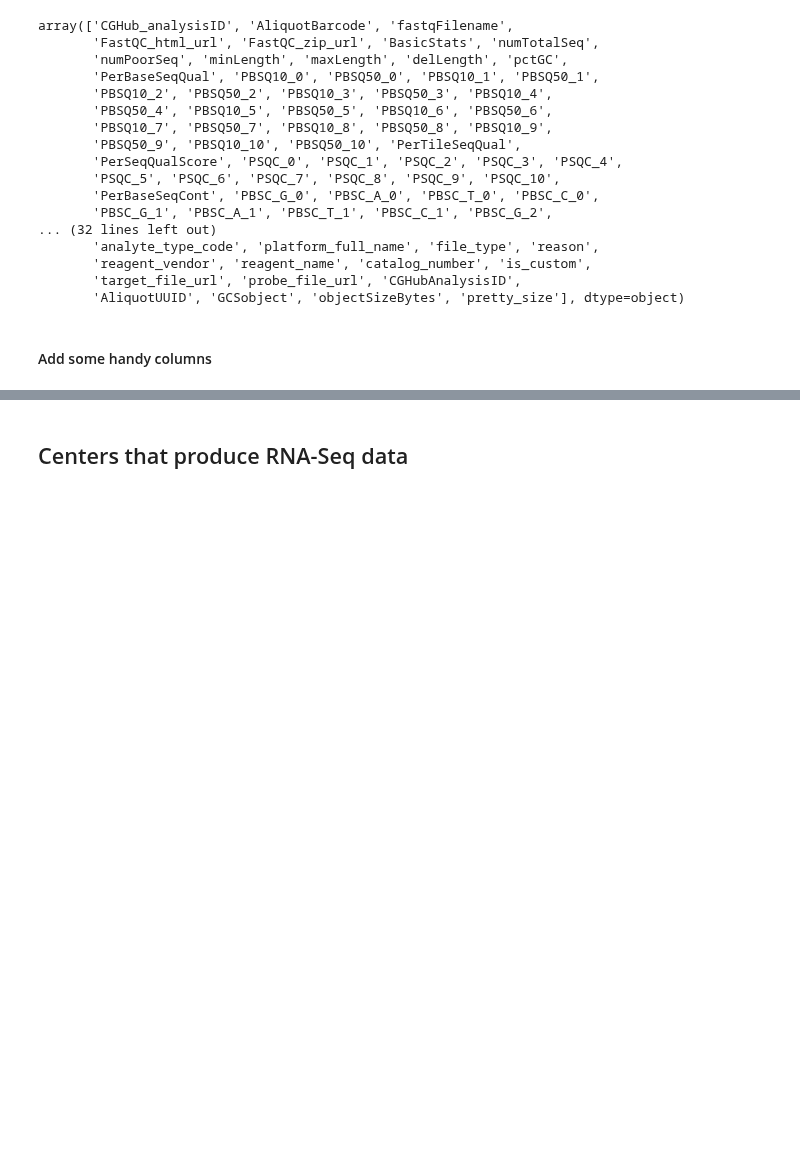
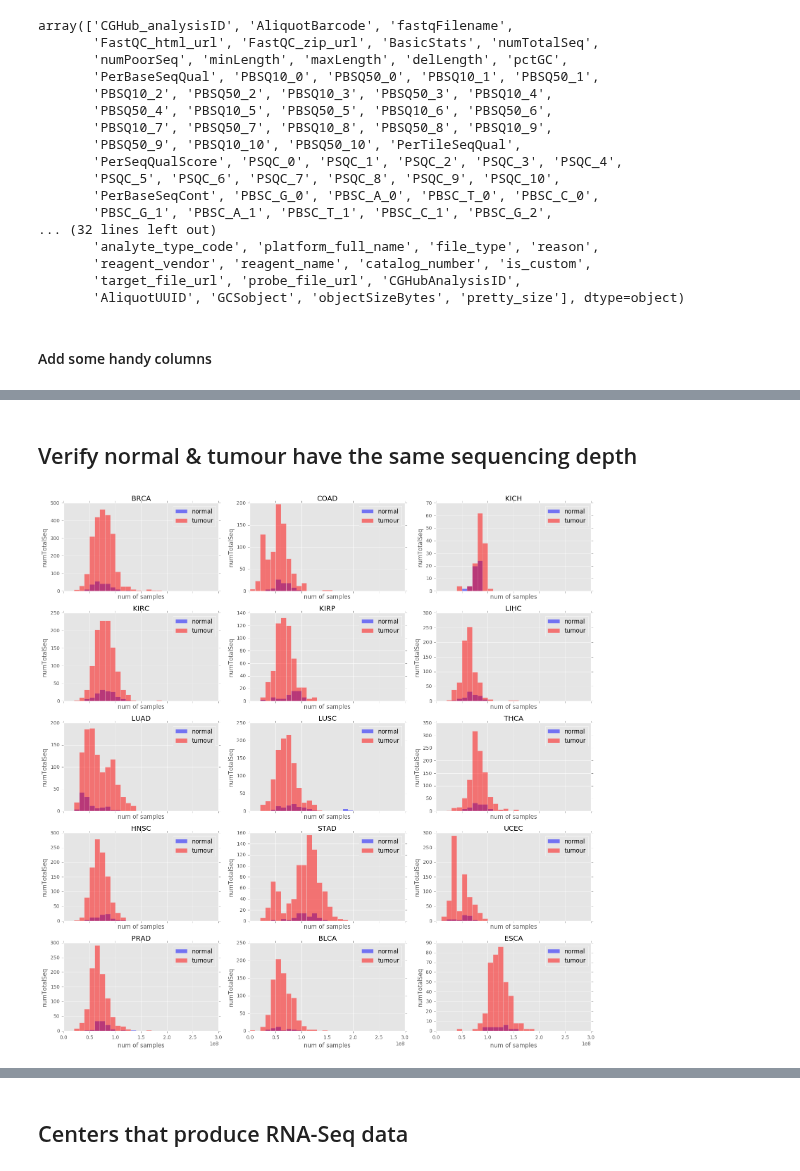
Before and after one commit to bcgsc/tasrkleat-TCGA-analysis-scripts, a Jupyter notebook: notebooks/TCGA-RNA-Seq-FASTA-read-length-analysis.ipynb, the cells around one changed output, grey strips where cells are left out. Saved outputs shown, nothing was run; the diff lists cells and outputs as text; code cells hidden in the pictures; blank space fills up the shorter version.

```diff
--- a/notebooks/TCGA-RNA-Seq-FASTA-read-length-analysis.ipynb
+++ b/notebooks/TCGA-RNA-Seq-FASTA-read-length-analysis.ipynb
@@ -110,0 +121,4 @@ ndf.drop(cols_to_drop, axis=1, inplace=True)
+# %% [markdown]
+## Verify normal & tumour have the same sequencing depth
+# %%
+ndf['sstype'] = ndf.sample_type_name.apply(lambda x: 'normal' if x == 'Solid Tissue Normal' else 'tumour')
@@ -110,0 +127,8 @@ ndf.drop(cols_to_drop, axis=1, inplace=True)
+# %%
+# cancer types with the most normal samples (>20 + BLCA & ESCA to fill up the subplots)
+diseases_with_normal = interested_diseases = [
+    'BRCA', 'COAD', 'KICH',
+    'KIRC', 'KIRP', 'LIHC',
+    'LUAD', 'LUSC', 'THCA',
+    'HNSC', 'STAD', 'UCEC',
+    'PRAD', 'BLCA', 'ESCA']
@@ -110,0 +137,20 @@ ndf.drop(cols_to_drop, axis=1, inplace=True)
+# %%
+fig, axes = plt.subplots(5, 3, sharex=True, sharey=False, figsize=(16, 16))
+axes = axes.ravel()
+
+bins = np.arange(0, 3e8, 1e7)
+
+for k, disease in enumerate(diseases_with_normal):
+    ax = axes[k]
+    for sstype in ['normal', 'tumour']:
+        color = 'blue' if sstype == 'normal' else 'red'
+        _df = ndf[(ndf.disease == disease) & (ndf.sstype == sstype)]
+        ax.hist(_df.numTotalSeq.values, bins=bins, color=color, alpha=0.5, label=sstype)
+    ax.set_title(disease)
+    ax.legend(loc='upper right')
+    ax.set_xlabel('num of samples')
+    ax.set_ylabel('numTotalSeq')
+plt.tight_layout()
+plt.savefig('/projects/btl/zxue/tasrkleat-TCGA-results/figs/verified-normal-tumour-samples-have-similar-sequencing-depth.png', dpi=100)
+# %% [output]
+[figure, added]
```
Also changed, not shown: parts of 49 cells of this notebook.
